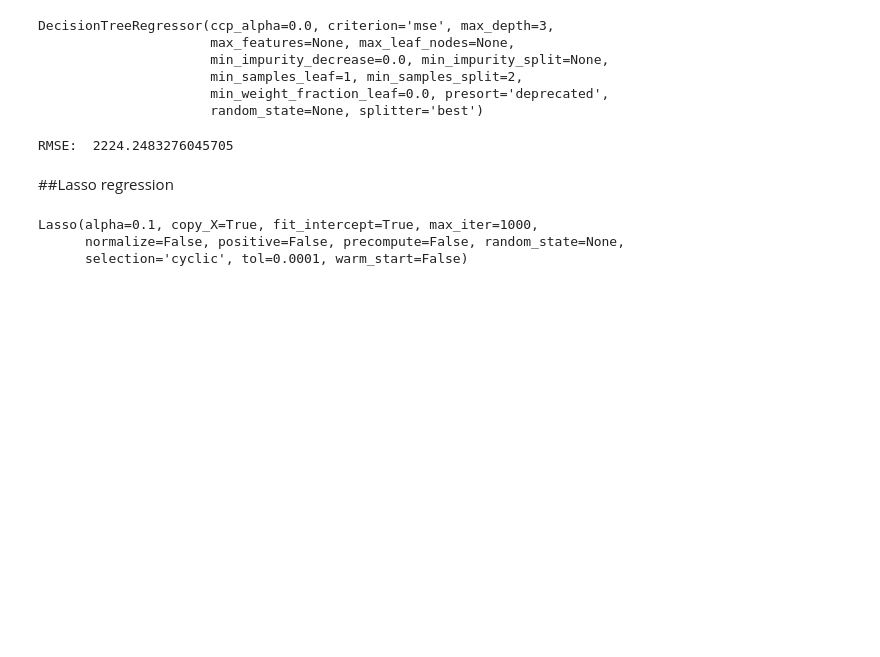
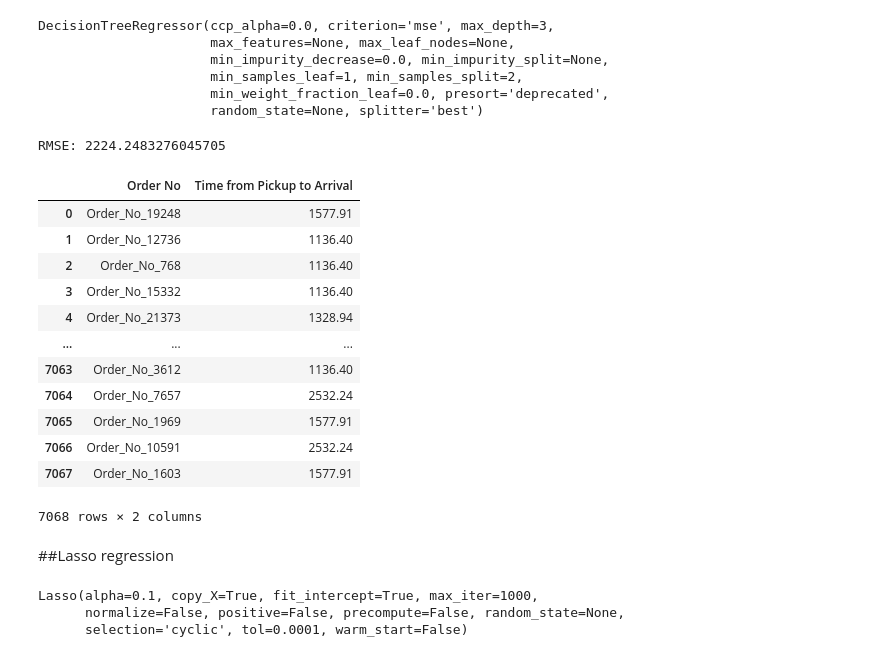
Before and after one commit to Jamakasilwane/EDSA_Zindi_Hackathon, a Jupyter notebook: EDSA_Zindi_Hackathon_notebook.ipynb, the cells around one changed output. Drawn from its saved outputs; the diff is of its cells as text; code cells hidden in the pictures; blank space fills up the shorter version.

```diff
--- a/EDSA_Zindi_Hackathon_notebook.ipynb
+++ b/EDSA_Zindi_Hackathon_notebook.ipynb
@@ -438,7 +440,7 @@ print(beta_0)
 1556.9209471251343
 # %%
 #predicting y using the X_test
-y_pred = regressor.predict(X_test)
+y_pred_linear = lr.predict(X_test)
 # %%
 #comparing the y_pred with the actual Y values
 np.set_printoptions(precision=2)
@@ -454,7 +456,7 @@ print(np.concatenate((y_pred.reshape(len(y_pred),1),
  [1504.19 3706.33]]
 # %%
 #create a dataframe containing the expected outputs for Submission
-x = pd.DataFrame(y_pred)
+x = pd.DataFrame(y_pred_linear)
 x = round(x,2)
 X2['Time from Pickup to Arrival'] = x
 predicted = X2[['Order No','Time from Pickup to Arrival']]
@@ -497,5 +499,5 @@ DecisionTreeRegressor(ccp_alpha=0.0, criterion='mse', max_depth=3,
                       min_weight_fraction_leaf=0.0, presort='deprecated',
                       random_state=None, splitter='best')
 # %%
-y_pred1 = regr_tree.predict(X_test)
+y_pred_dt = regr_tree.predict(X_test)
 # %%
@@ -504,0 +507,22 @@ RMSE:  2224.2483276045705
+# %%
+#create a dataframe containing the expected outputs for Submission
+x = pd.DataFrame(y_pred_dt)
+x = round(x,2)
+X2['Time from Pickup to Arrival'] = x
+predicted_dt = X2[['Order No','Time from Pickup to Arrival']]
+# %%
+predicted_dt
+# %% [output]
+|  | Order No | Time from Pickup to Arrival |
+| 0 | Order_No_19248 | 1577.91 |
+| 1 | Order_No_12736 | 1136.40 |
+| 2 | Order_No_768 | 1136.40 |
+| 3 | Order_No_15332 | 1136.40 |
+| 4 | Order_No_21373 | 1328.94 |
+| ... | ... | ... |
+| 7063 | Order_No_3612 | 1136.40 |
+| 7064 | Order_No_7657 | 2532.24 |
+| 7065 | Order_No_1969 | 1577.91 |
+| 7066 | Order_No_10591 | 2532.24 |
+| 7067 | Order_No_1603 | 1577.91 |
+7068 rows × 2 columns
```
Also changed, not shown: parts of 43 cells of this notebook.
